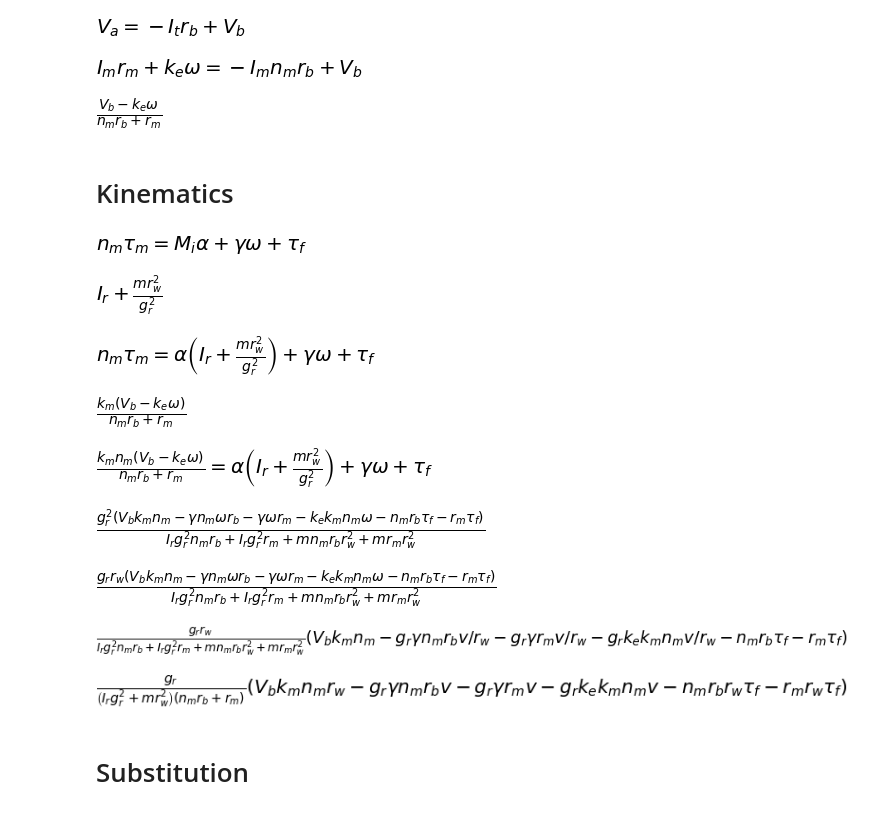
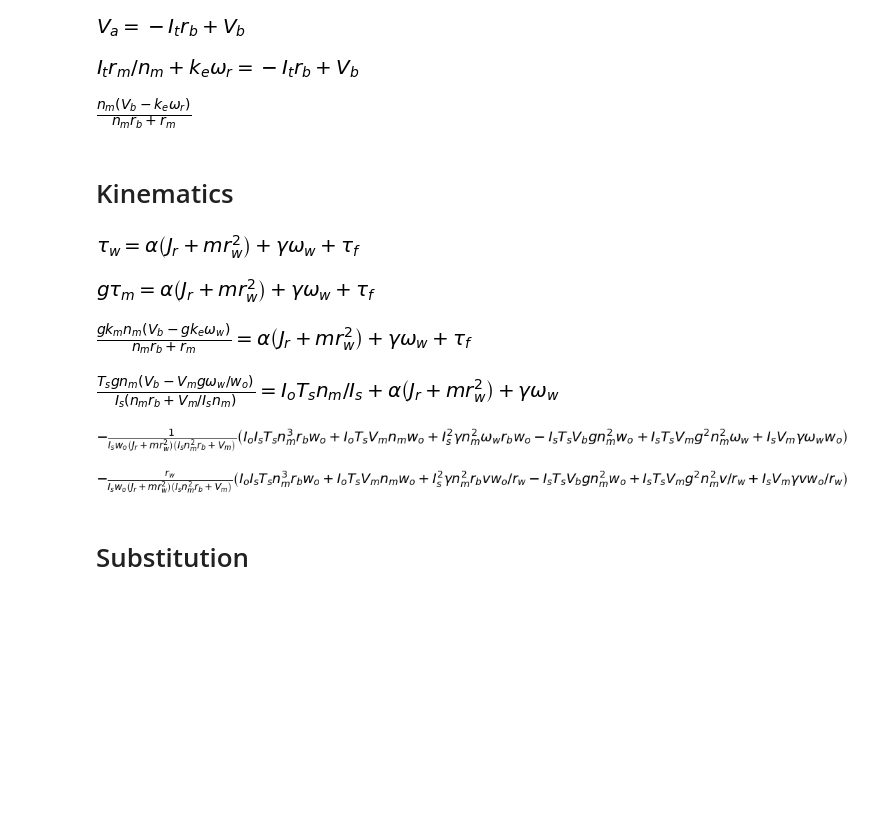
Before and after one commit to NickyEichen/GearRatioOptimizer, a Jupyter notebook: Version_2/AcelCalcWorkbookV2.ipynb, the cells around one changed output. Drawn from its saved outputs; the diff is of its cells as text; code cells hidden in the pictures; blank space fills up the shorter version.

Commit message:
worked on balloon Acel

```diff
--- a/Version_2/AcelCalcWorkbookV2.ipynb
+++ b/Version_2/AcelCalcWorkbookV2.ipynb
@@ -13,7 +17,7 @@ Im, It = symbols('I_m I_t')
 rm, rb = symbols('r_m r_b')
 Vb, Vemf, Va = symbols('V_b V_emf V_a')
 nm = symbols('n_m')
-w = symbols('omega')
+wr = symbols('omega_r')
 ke, km = symbols('k_e k_m')
 # %%
 VaEqu = Eq(Va, Vb - It*rb)
@@ -21,15 +25,15 @@ VaEqu
 # %% [output]
 [figure]
 # %%
-VbEqu = VaEqu.subs(Va, Im*rm + ke*w).subs(It, nm*Im)
+VbEqu = VaEqu.subs(Va, Im*rm + ke*wr).subs(Im, It/nm)
 VbEqu
 # %% [output]
-[figure, old version]
+[figure, new version]
 # %%
-ImVal = solve(VbEqu, Im)[0]
-ImVal
+ItVal = solve(VbEqu, It)[0]
+ItVal
 # %% [output]
-[figure, old version]
+[figure, new version]
 # %% [markdown]
 # Kinematics
 # %%
@@ -43,47 +51,37 @@ Mi = symbols('M_i')
-# %%
-TorqueEqu = Eq(nm * Tm, Mi * alpha + gamma * w + Tf)
-TorqueEqu
-# %% [output]
-[figure, removed]
-# %%
-MiVal = m*rw**2 / g**2 + Ir
-MiVal
-# %% [output]
-[figure, removed]
-# %%
-TorqueEqu2 = TorqueEqu.subs(Mi, MiVal)
-TorqueEqu2
-# %% [output]
-[figure, removed]
-# %%
-TmVal = ImVal * km
-TmVal
-# %% [output]
-[figure, removed]
-# %%
-AlphaEqu = TorqueEqu2.subs(Tm, TmVal)
-AlphaEqu
-# %% [output]
-[figure, removed]
+# %%
+TwEqu = Eq(Tw, (m*rw**2 + Jr) * alpha + gamma*ww + Tf)
+TwEqu
+# %% [output]
+[figure, added]
+# %%
+TwEqu2 = TwEqu.subs(Tw, Tm * g)
+TwEqu2
+# %% [output]
+[figure, added]
+# %%
+TwEqu3 = TwEqu2.subs(Tm, ItVal*km).subs(wr, ww*g)
+TwEqu3
+# %% [output]
+[figure, added]
+# %%
+KmDef = Ts / Is
+KeDef = Vm / wo
+RmDef = Vm / (Is * nm)
+TfDef = Ts * Io * nm / Is
+
+TwEqu4 = TwEqu3.subs([(km, KmDef), (ke, KeDef), (rm, RmDef), (Tf, TfDef)])
+TwEqu4
+# %% [output]
+[figure, added]
 # %%
-AlphaVal = solve(AlphaEqu, alpha)[0]
+AlphaVal = solve(TwEqu4, alpha)[0].factor()
 AlphaVal
 # %% [output]
-[figure, old version]
+[figure, new version]
 # %%
-AcelVal = AlphaVal * rw / g
+AcelVal = rw * AlphaVal.subs(ww, v / rw)
 AcelVal
 # %% [output]
-[figure, old version]
+[figure, new version]
-# %%
-AcelVal2 = AcelVal.subs(w, v*g/rw)
-AcelVal2
-# %% [output]
-[figure, removed]
-# %%
-p1, p2, p3, p4 = AcelVal2.args
-p1 * p2 * p4.factor(w) * p3.factor()
-# %% [output]
-[figure, removed]
 # %% [markdown]
 # Substitution
```
Also changed, not shown: parts of 8 cells of this notebook, 2 other files.
